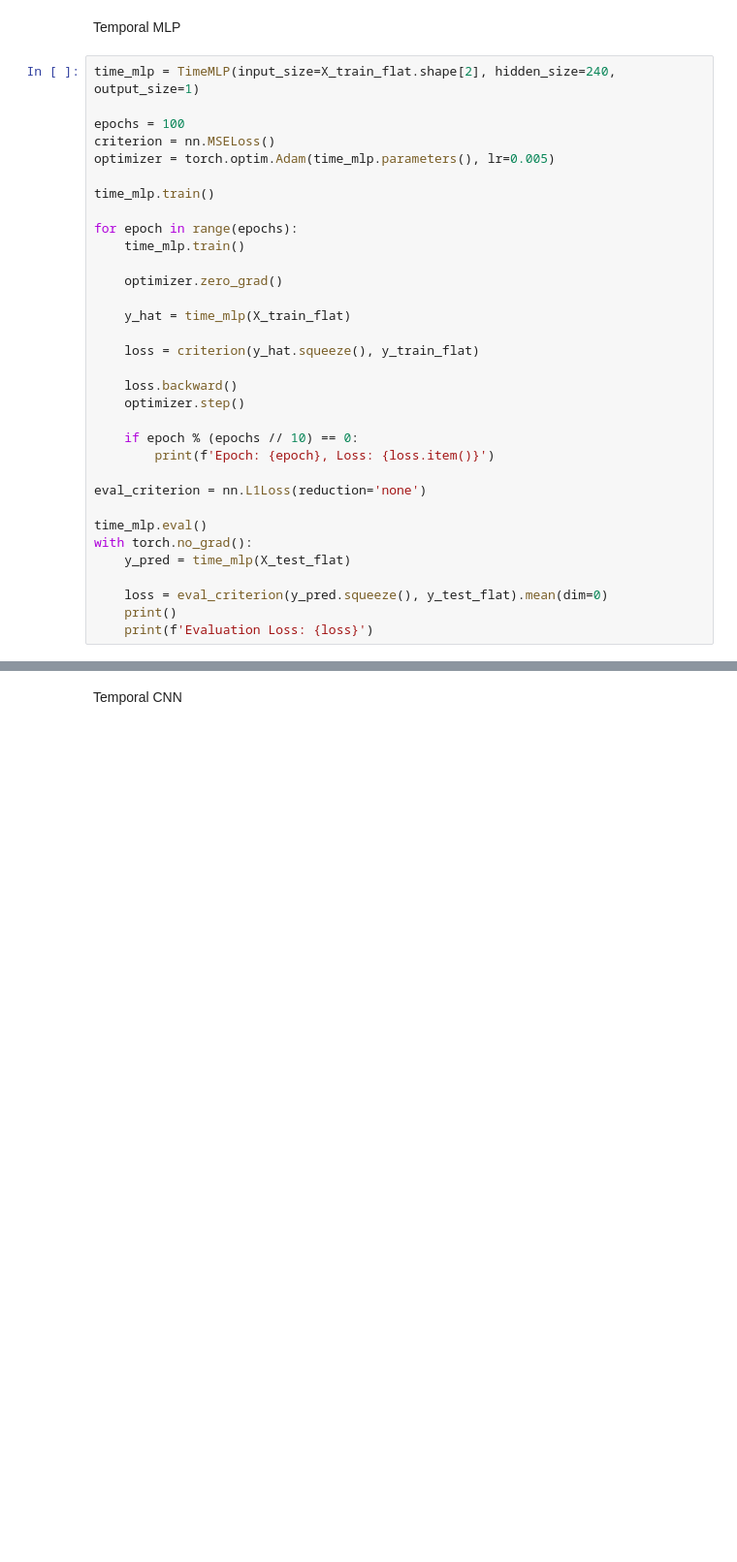
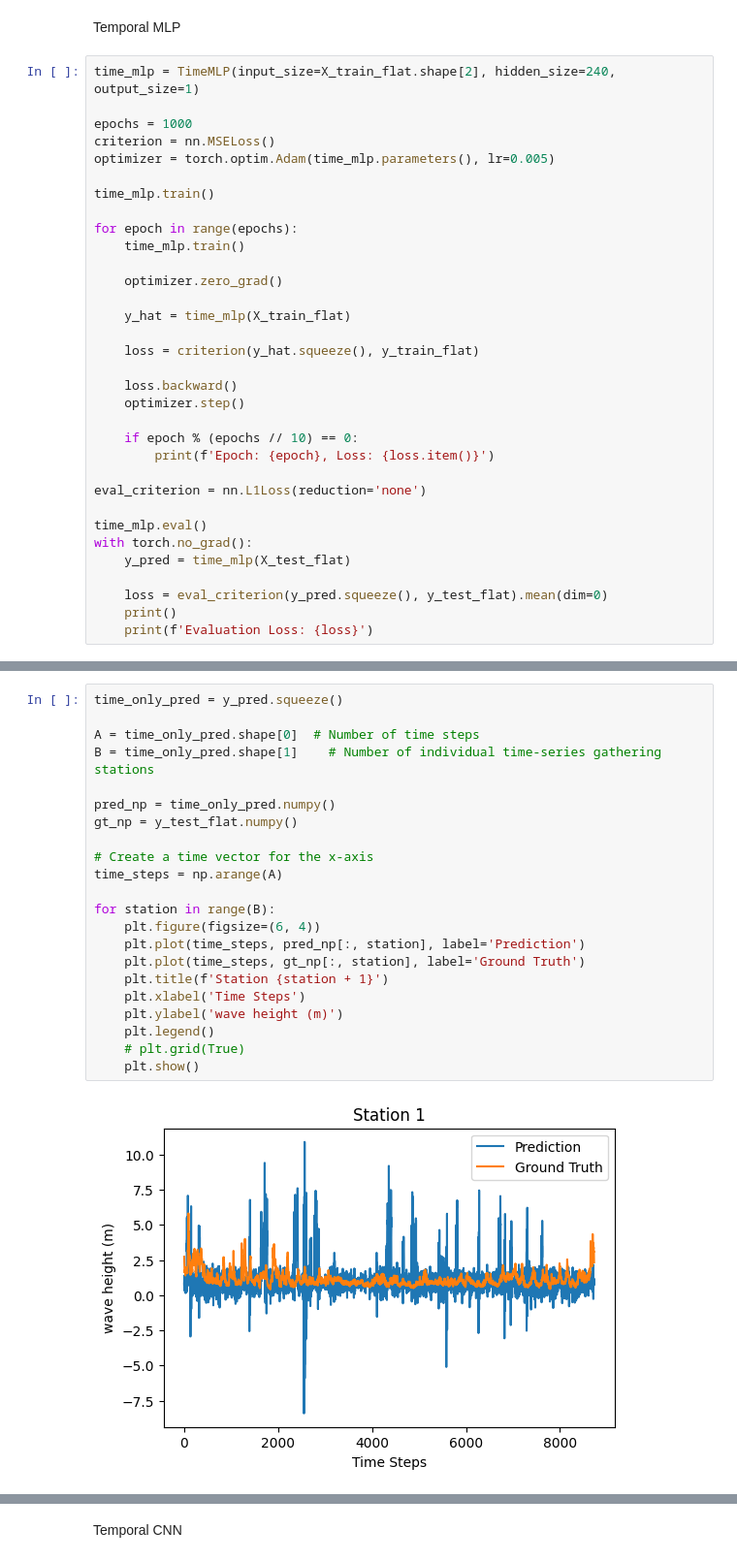
Before and after one commit to timlee0131/wave-forecast, a Jupyter notebook: notebooks/STGNN/LABN.ipynb, the cells around one changed output, grey strips where cells are left out. Shown: that part at 97% size. Drawn from its saved outputs; the diff is of its cells as text; blank space fills up the shorter version.

Commit message:
time only versus time plus space

```diff
--- a/notebooks/STGNN/LABN.ipynb
+++ b/notebooks/STGNN/LABN.ipynb
@@ -175,7 +175,7 @@ Temporal MLP
 # %%
 time_mlp = TimeMLP(input_size=X_train_flat.shape[2], hidden_size=240, output_size=1)
 
-epochs = 100
+epochs = 1000
 criterion = nn.MSELoss()
 optimizer = torch.optim.Adam(time_mlp.parameters(), lr=0.005)
 
@@ -220,0 +221,24 @@ Evaluation Loss: tensor([4.5485, 2.0325, 2.4423, 3.5027, 4.4148])
+# %%
+time_only_pred = y_pred.squeeze()
+
+A = time_only_pred.shape[0]  # Number of time steps
+B = time_only_pred.shape[1]    # Number of individual time-series gathering stations
+
+pred_np = time_only_pred.numpy()
+gt_np = y_test_flat.numpy()
+
+# Create a time vector for the x-axis
+time_steps = np.arange(A)
+
+for station in range(B):
+    plt.figure(figsize=(6, 4))
+    plt.plot(time_steps, pred_np[:, station], label='Prediction')
+    plt.plot(time_steps, gt_np[:, station], label='Ground Truth')
+    plt.title(f'Station {station + 1}')
+    plt.xlabel('Time Steps')
+    plt.ylabel('wave height (m)')
+    plt.legend()
+    # plt.grid(True)
+    plt.show()
+# %% [output]
+[figure, added]
```
Also changed, not shown: parts of 4 cells of this notebook, 15 other files.
